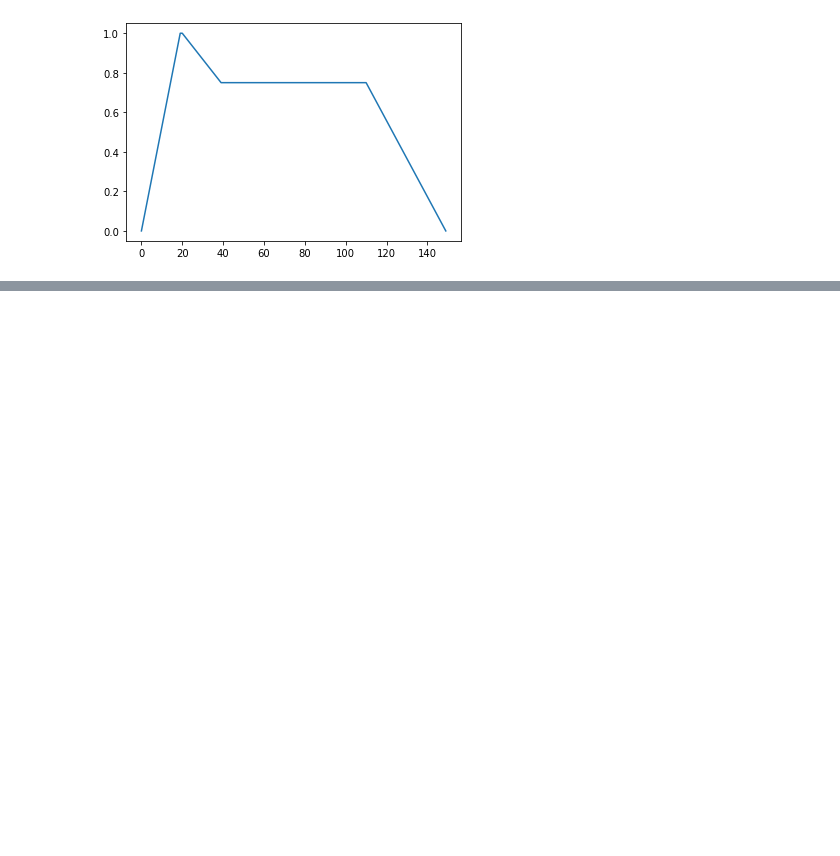
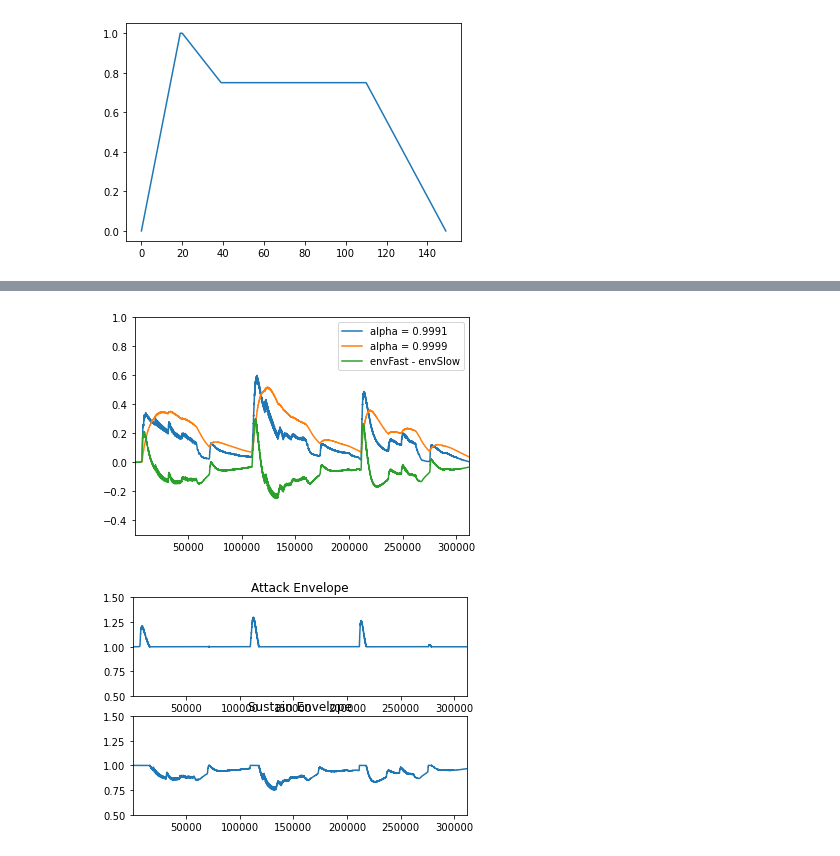
Before and after one commit to yamabee/HackAudioPythonCode, a Jupyter notebook: Ch. 17 - Amplitude Envelope Effects/Amplitude Envelope Effects.ipynb, the cells around one changed output, grey strips where cells are left out. Cells and saved outputs as stored; diff of their text form; code cells hidden in the pictures; blank space fills up the shorter version.

```diff
--- a/Ch. 17 - Amplitude Envelope Effects/Amplitude Envelope Effects.ipynb
+++ b/Ch. 17 - Amplitude Envelope Effects/Amplitude Envelope Effects.ipynb
@@ -168,0 +297,61 @@ ValueError: Must specify a single critical frequency Wn for lowpass or highpass
+# %%
+# TRANSIENTANALYSIS
+# This script plots the amplitude envelopes used in the transient designer effect. A
+# comparision is plotted of the 'fast' and 'slow' envelopes used to determine when
+# 'attack' and 'sustain' is occuring in the signal.
+#
+# See also TRANSIENTDESIGNER, TRANSIENTEXAMPLE
+
+x, Fs = soundfile.read('AcGtr.wav')
+
+gFast = 0.9991 # Gain smoothing for the 'fast' envelope
+fbFast = 0 # Feedback for the 'fast' envelope
+gSlow = 0.9999 # Gain smoothing for the 'slow' envelope
+fbSlow = 0 # Feedback for the 'slow' envelope
+
+N = len(x)
+envFast = np.zeros(N)
+envSlow = np.zeros(N)
+transientShaper = np.zeros(N)
+
+for n in range(N):
+    envFast[n] = (1 - gFast) * 2 * abs(x[n]) + gFast * fbFast
+    fbFast = envFast[n]
+
+    envSlow[n] = (1 - gSlow) * 3 * abs(x[n]) + gSlow * fbSlow
+    fbSlow = envSlow[n]
+
+    transientShaper[n] = envFast[n] - envSlow[n]
+
+plt.figure(1)
+plt.plot(envFast)
+plt.plot(envSlow)
+plt.plot(transientShaper)
+plt.legend(['alpha = 0.9991', 'alpha = 0.9999', 'envFast - envSlow'])
+plt.axis([1, N, -0.5, 1])
+plt.show()
+
+attack = np.zeros(N)
+sustain = np.zeros(N)
+for n in range(N):
+    if transientShaper[n] > 0:
+        attack[n] = transientShaper[n] + 1
+        sustain[n] = 1
+
+    else:
+        attack[n] = 1
+        sustain[n] = transientShaper[n] + 1
+
+plt.figure(2)
+plt.subplot(2,1,1) # Plot the detected attack envelope
+plt.plot(attack)
+plt.title('Attack Envelope')
+plt.axis([1, N, 0.5, 1.5])
+plt.subplot(2,1,2)
+plt.plot(sustain)
+plt.title('Sustain Envelope')
+plt.axis([1, N, 0.5, 1.5])
+plt.show()
+# %% [output]
+[figure, added]
+[figure, added]
```
Also changed, not shown: parts of 7 cells of this notebook, 29 other files.
